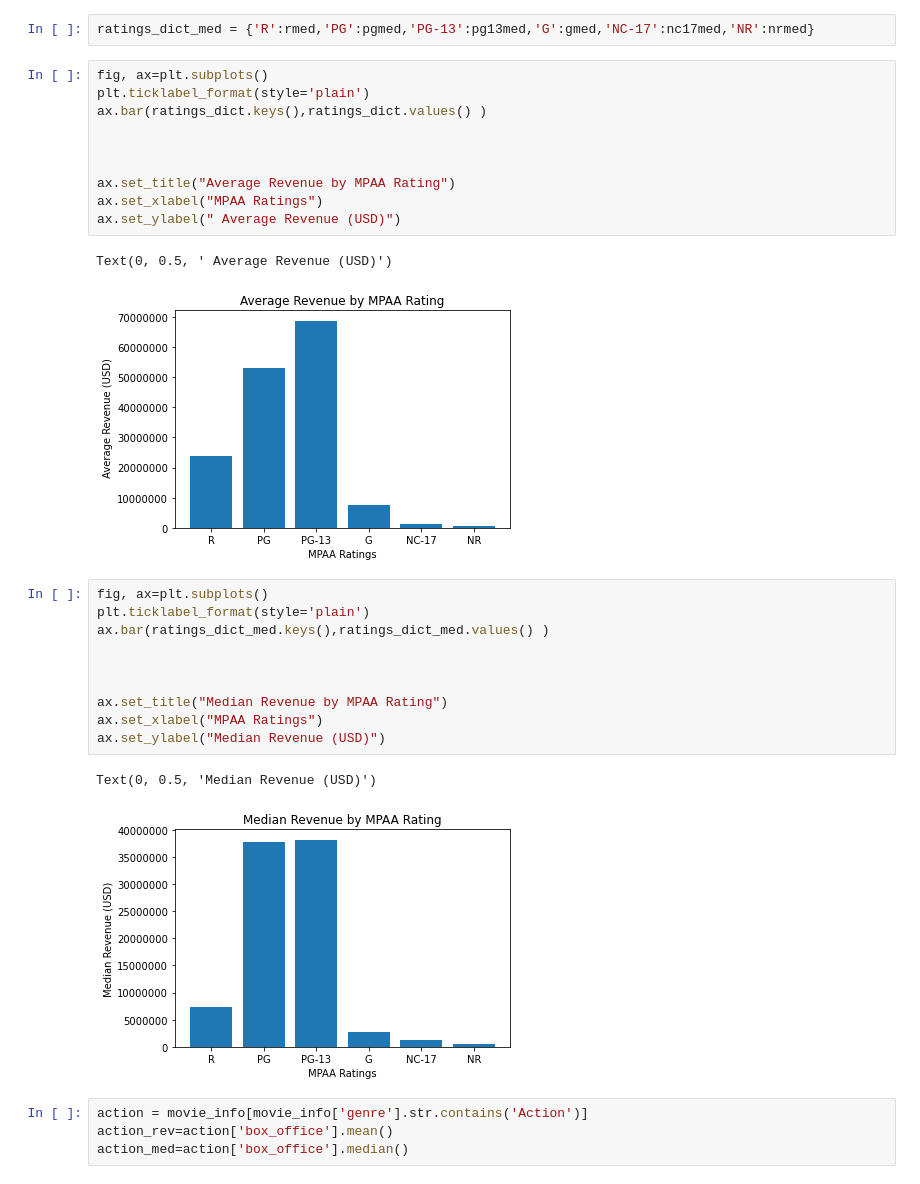
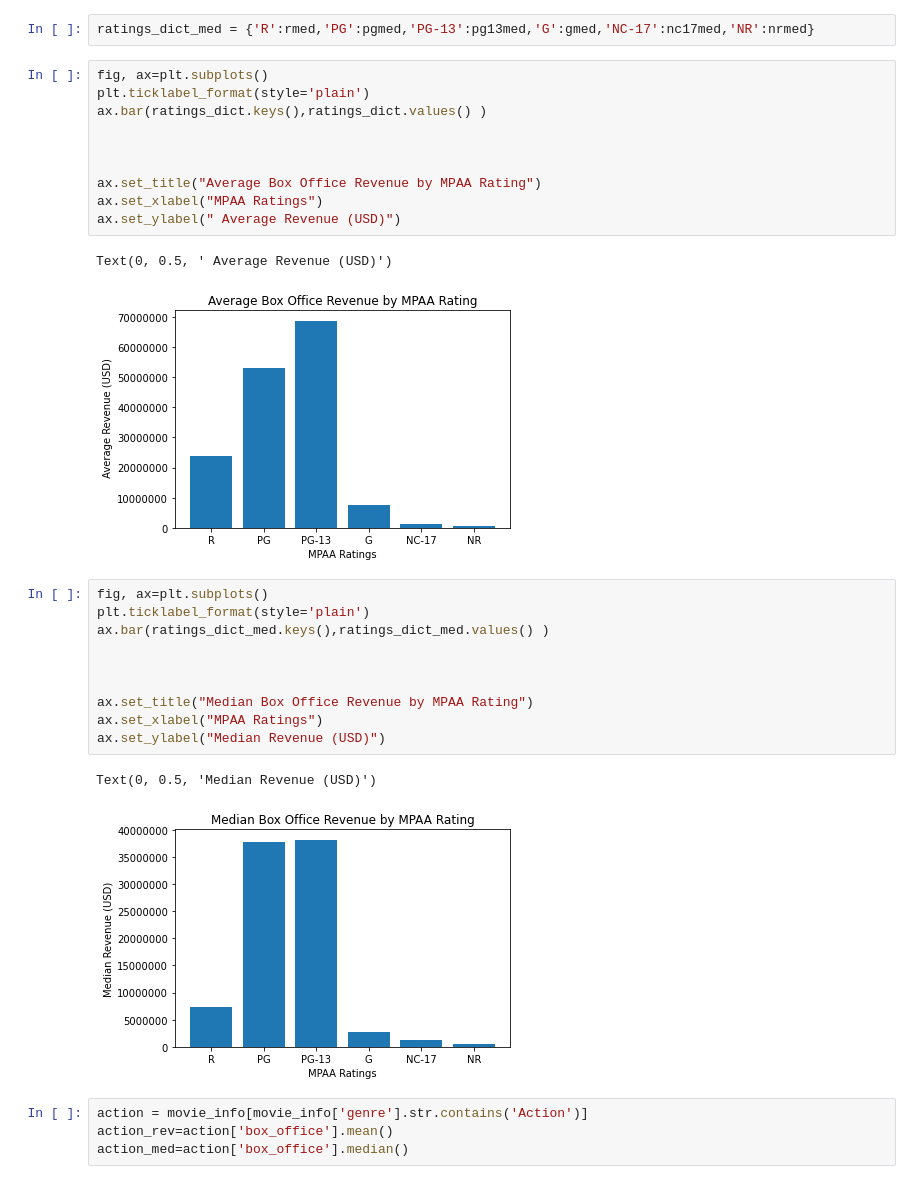
Before and after one commit to jumholtz/AIOverlordSupporters, a Jupyter notebook: student.ipynb, the cells around one changed output. Cells and saved outputs as stored; diff of their text form.

```diff
--- a/student.ipynb
+++ b/student.ipynb
@@ -182,16 +182,16 @@ ratings_dict_med = {'R':rmed,'PG':pgmed,'PG-13':pg13med,'G':gmed,'NC-17':nc17med
 # %%
 fig, ax=plt.subplots()
 plt.ticklabel_format(style='plain')
 ax.bar(ratings_dict.keys(),ratings_dict.values() )
 
 
 
-ax.set_title("Average Revenue by MPAA Rating")
+ax.set_title("Average Box Office Revenue by MPAA Rating")
 ax.set_xlabel("MPAA Ratings")
 ax.set_ylabel(" Average Revenue (USD)")
 # %% [output]
 Text(0, 0.5, ' Average Revenue (USD)')
-[figure, old version]
+[figure, new version]
 # %%
 fig, ax=plt.subplots()
 plt.ticklabel_format(style='plain')
@@ -199,12 +199,12 @@ ax.bar(ratings_dict_med.keys(),ratings_dict_med.values() )
 
 
 
-ax.set_title("Median Revenue by MPAA Rating")
+ax.set_title("Median Box Office Revenue by MPAA Rating")
 ax.set_xlabel("MPAA Ratings")
 ax.set_ylabel("Median Revenue (USD)")
 # %% [output]
 Text(0, 0.5, 'Median Revenue (USD)')
-[figure, old version]
+[figure, new version]
 # %%
 action = movie_info[movie_info['genre'].str.contains('Action')]
 action_rev=action['box_office'].mean()
```
Also changed, not shown: parts of 2 cells of this notebook.
